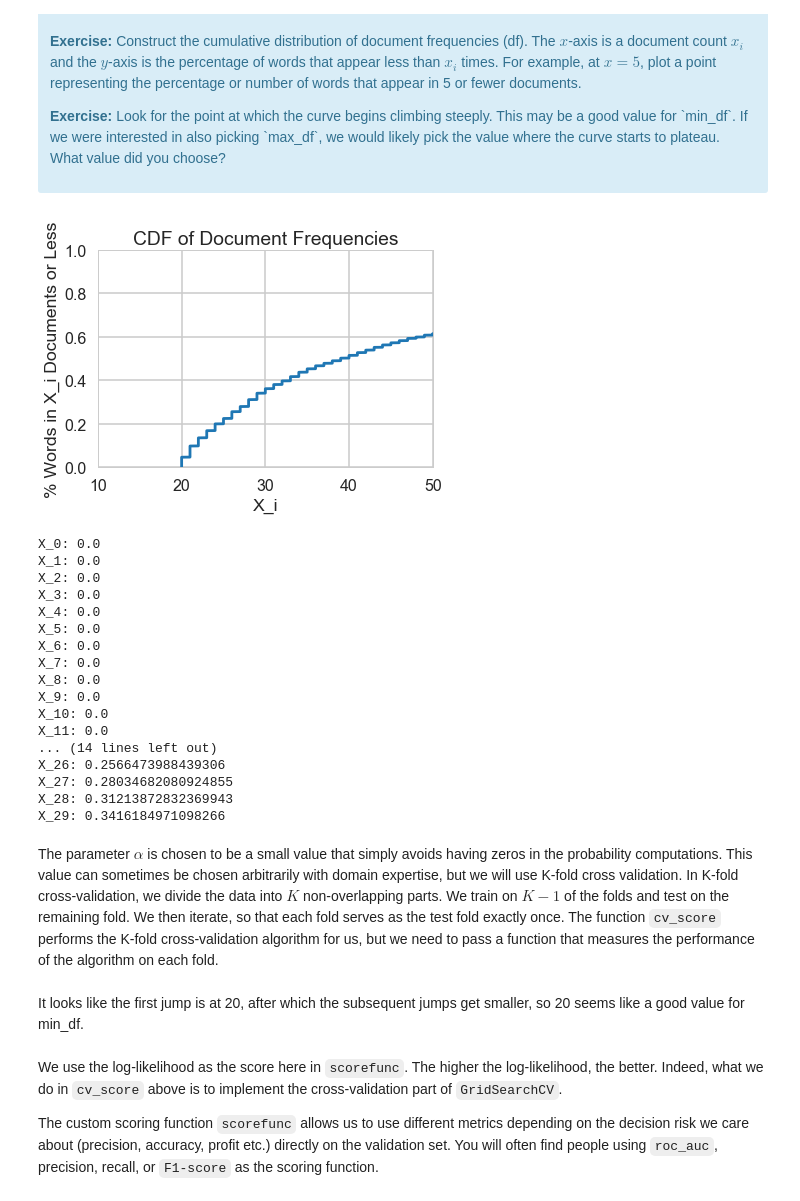
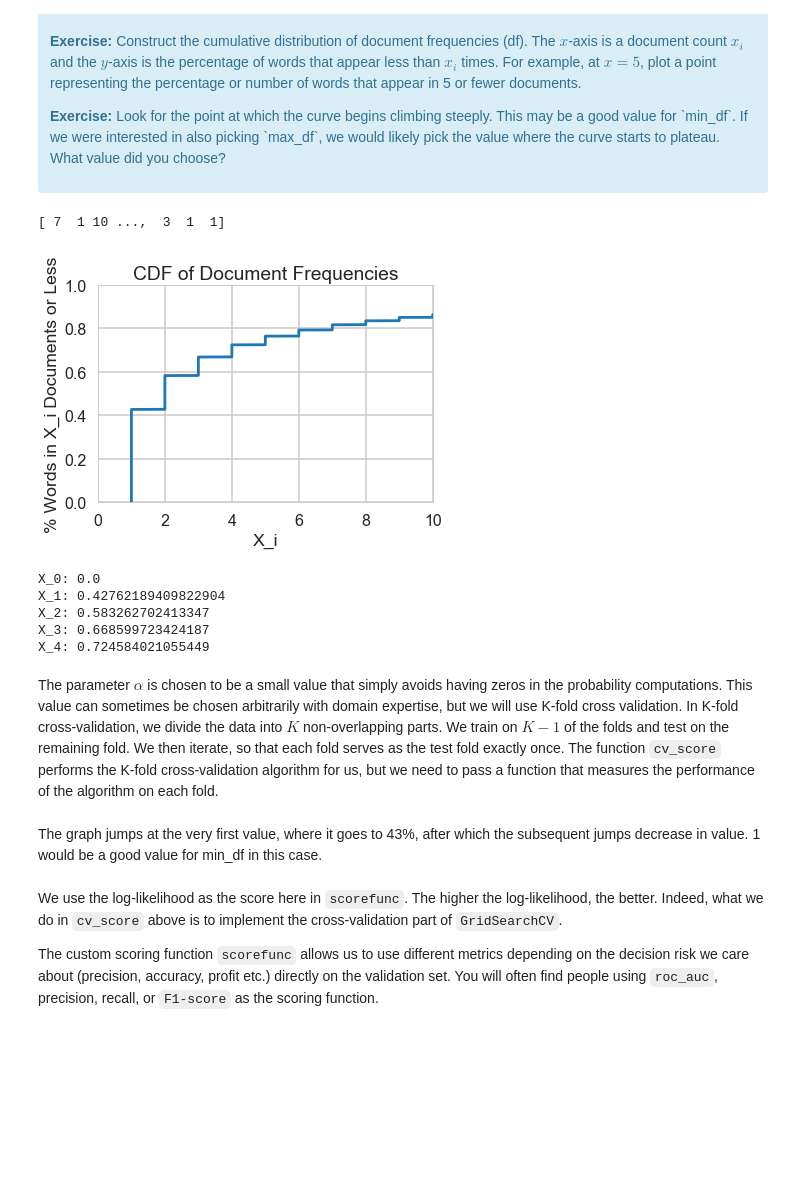
Before and after one commit to hussain-jafari/Springboard, a Jupyter notebook: MachineLearning/naive_bayes/Mini_Project_Naive_Bayes.ipynb, the cells around one changed output. Cells and saved outputs as stored; diff of their text form; code cells hidden in the pictures; blank space fills up the shorter version.

```diff
--- a/MachineLearning/naive_bayes/Mini_Project_Naive_Bayes.ipynb
+++ b/MachineLearning/naive_bayes/Mini_Project_Naive_Bayes.ipynb
@@ -296,49 +296,44 @@ First, let's find an appropriate value for `min_df` for the `CountVectorizer`. `
 
 <p><b>Exercise:</b> Look for the point at which the curve begins climbing steeply. This may be a good value for `min_df`. If we were interested in also picking `max_df`, we would likely pick the value where the curve starts to plateau. What value did you choose?</p>
 </div>
+# %%
+Xbool = X.astype(bool)
+#Create array of how many documents each word appears in
+word_counts = np.array(Xbool.sum(axis=0))[0]
+print(word_counts)
+# %% [output]
+[ 7  1 10 ...,  3  1  1]
 # %%
 #Convert document-term matrix to Boolean matrix (1 means word is in document)
 Xbool = X.astype(bool)
 #Create array of how many documents each word appears in
 word_counts = np.array(Xbool.sum(axis=0))[0]
 
 #Create CDF
 xvals = np.sort(word_counts)
 yvals = np.arange(len(xvals))/float(len(xvals))
 plt.plot(xvals, yvals)
 plt.title('CDF of Document Frequencies')
 plt.xlabel('X_i')
 plt.ylabel('% Words in X_i Documents or Less')
 #Only show beginning of plot
-plt.axis([10,50,0,1])
+plt.axis([0,10,0,1])
 plt.show()
 
-for i in np.arange(30):
+for i in np.arange(5):
     percent = sum(word_counts <= i) / len(word_counts)
     print("X_{}: {}".format(i, percent))
 # %% [output]
-[figure, old version]
+[figure, new version]
 X_0: 0.0
-X_1: 0.0
-X_2: 0.0
-X_3: 0.0
-X_4: 0.0
-X_5: 0.0
-X_6: 0.0
-X_7: 0.0
-X_8: 0.0
-X_9: 0.0
-X_10: 0.0
-X_11: 0.0
-... (14 lines left out)
-X_26: 0.2566473988439306
-X_27: 0.28034682080924855
-X_28: 0.31213872832369943
-X_29: 0.3416184971098266
+X_1: 0.42762189409822904
+X_2: 0.583262702413347
+X_3: 0.668599723424187
+X_4: 0.724584021055449
 # %% [markdown]
 The parameter $\alpha$ is chosen to be a small value that simply avoids having zeros in the probability computations. This value can sometimes be chosen arbitrarily with domain expertise, but we will use K-fold cross validation. In K-fold cross-validation, we divide the data into $K$ non-overlapping parts. We train on $K-1$ of the folds and test on the remaining fold. We then iterate, so that each fold serves as the test fold exactly once. The function `cv_score` performs the K-fold cross-validation algorithm for us, but we need to pass a function that measures the performance of the algorithm on each fold.
-# %% [markdown]
-It looks like the first jump is at 20, after which the subsequent jumps get smaller, so 20 seems like a good value for min_df.
+# %% [markdown]
+The graph jumps at the very first value, where it goes to 43%, after which the subsequent jumps decrease in value. 1 would be a good value for min_df in this case.
 # %%
 from sklearn.model_selection import KFold
 def cv_score(clf, X, y, scorefunc):
```
Also changed, not shown: parts of 4 cells of this notebook.
